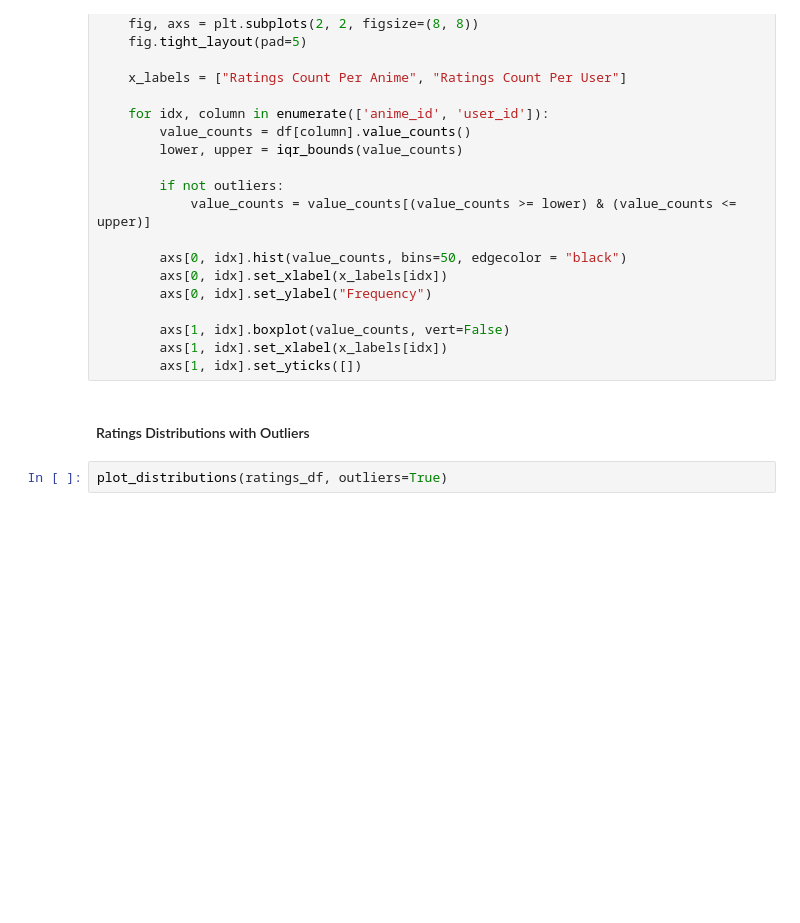
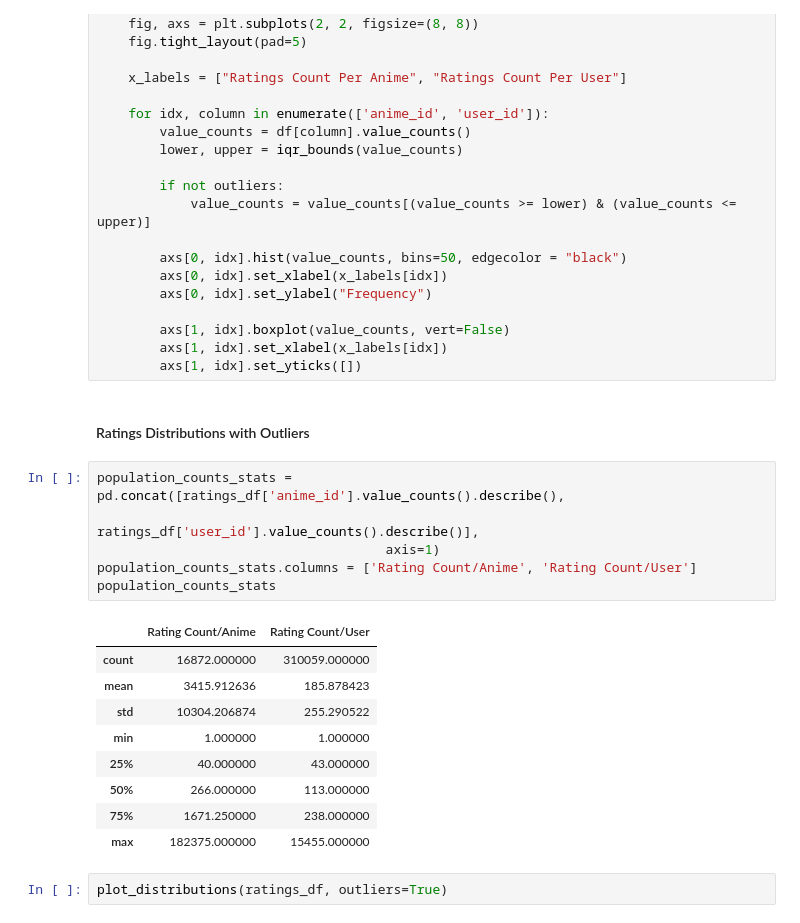
Before and after one commit to JayGus20/171Group10Project, a Jupyter notebook: ProjectCode.ipynb, the cells around one changed output. Cells and saved outputs as stored; diff of their text form; blank space fills up the shorter version.

```diff
--- a/ProjectCode.ipynb
+++ b/ProjectCode.ipynb
@@ -179,6 +167,22 @@ def plot_distributions(df, outliers):
         axs[1, idx].set_yticks([])
 # %% [markdown]
 #### Ratings Distributions with Outliers
+# %%
+population_counts_stats = pd.concat([ratings_df['anime_id'].value_counts().describe(),
+                                     ratings_df['user_id'].value_counts().describe()],
+                                     axis=1)
+population_counts_stats.columns = ['Rating Count/Anime', 'Rating Count/User']
+population_counts_stats
+# %% [output]
+|  | Rating Count/Anime | Rating Count/User |
+| count | 16872.000000 | 310059.000000 |
+| mean | 3415.912636 | 185.878423 |
+| std | 10304.206874 | 255.290522 |
+| min | 1.000000 | 1.000000 |
+| 25% | 40.000000 | 43.000000 |
+| 50% | 266.000000 | 113.000000 |
+| 75% | 1671.250000 | 238.000000 |
+| max | 182375.000000 | 15455.000000 |
 # %%
 plot_distributions(ratings_df, outliers=True)
 # %% [output]
```
Also changed, not shown: parts of 61 cells of this notebook, 4 other files.
